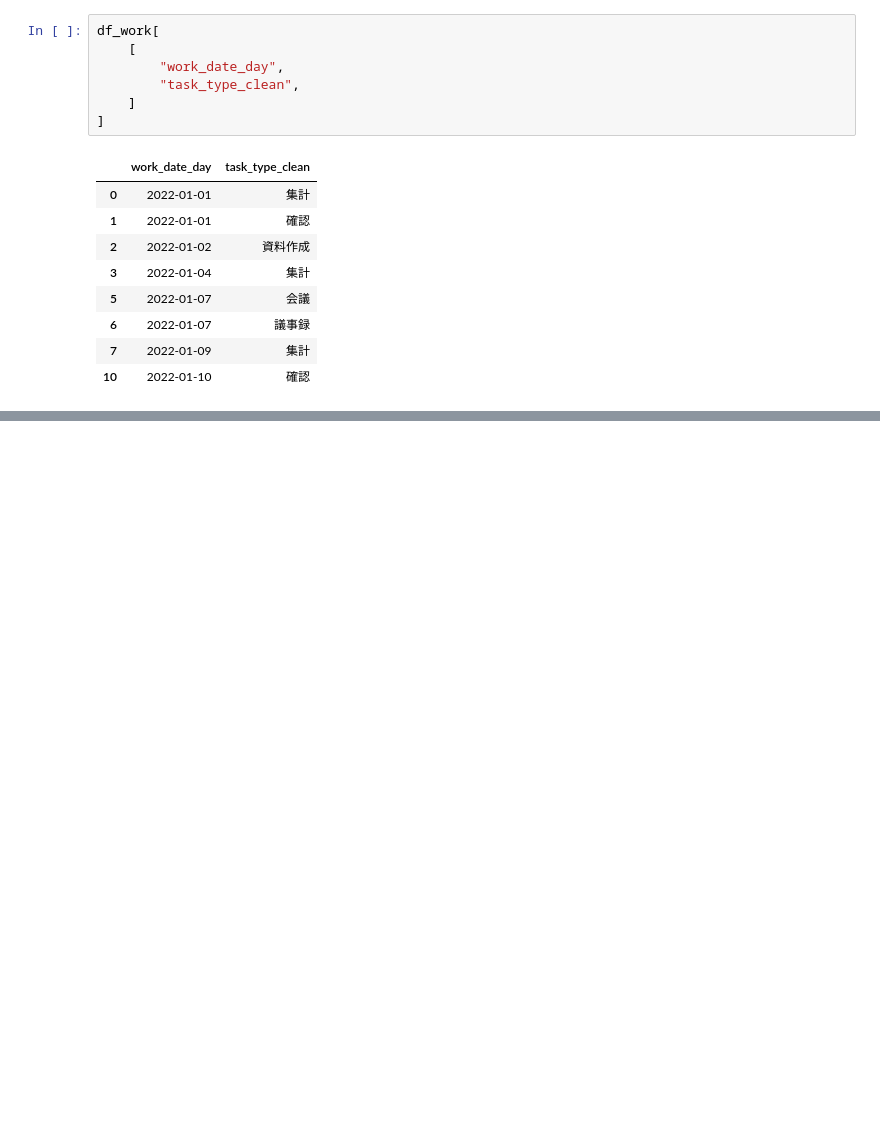
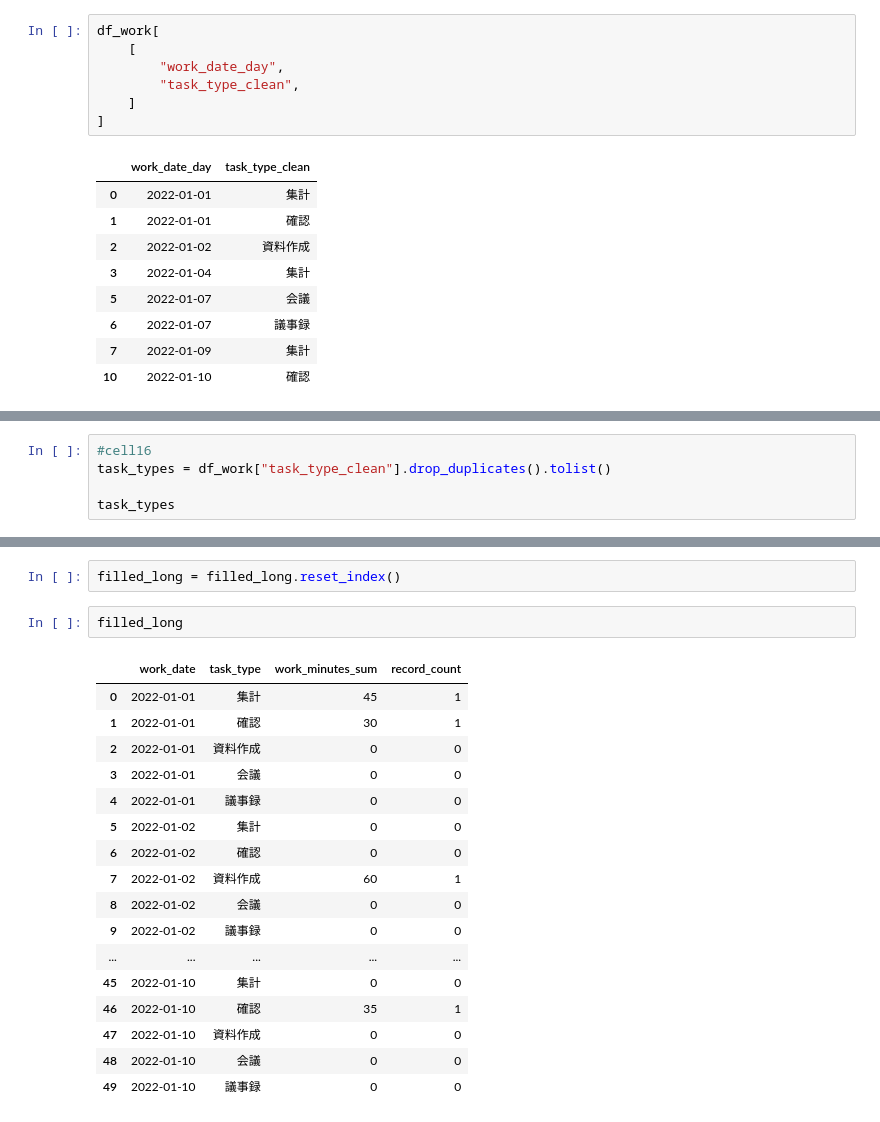
Before and after one commit to kjfarm1225/pyq_practice, a Jupyter notebook: 132_7_practical_daily_task_type_fill_question/132_7_practical_daily_task_type_fill_question.ipynb, the cells around one changed output, grey strips where cells are left out. Drawn from its saved outputs; the diff is of its cells as text; blank space fills up the shorter version.

```diff
--- a/132_7_practical_daily_task_type_fill_question/132_7_practical_daily_task_type_fill_question.ipynb
+++ b/132_7_practical_daily_task_type_fill_question/132_7_practical_daily_task_type_fill_question.ipynb
@@ -277,0 +305,5 @@ df_daily_task
+# %%
+#cell16
+task_types = df_work["task_type_clean"].drop_duplicates().tolist()
+
+task_types
@@ -277,0 +367,22 @@ df_daily_task
+# %%
+filled_long = filled_long.reset_index()
+# %%
+filled_long
+# %% [output]
+|  | work_date | task_type | work_minutes_sum | record_count |
+| 0 | 2022-01-01 | 集計 | 45 | 1 |
+| 1 | 2022-01-01 | 確認 | 30 | 1 |
+| 2 | 2022-01-01 | 資料作成 | 0 | 0 |
+| 3 | 2022-01-01 | 会議 | 0 | 0 |
+| 4 | 2022-01-01 | 議事録 | 0 | 0 |
+| 5 | 2022-01-02 | 集計 | 0 | 0 |
+| 6 | 2022-01-02 | 確認 | 0 | 0 |
+| 7 | 2022-01-02 | 資料作成 | 60 | 1 |
+| 8 | 2022-01-02 | 会議 | 0 | 0 |
+| 9 | 2022-01-02 | 議事録 | 0 | 0 |
+| ... | ... | ... | ... | ... |
+| 45 | 2022-01-10 | 集計 | 0 | 0 |
+| 46 | 2022-01-10 | 確認 | 35 | 1 |
+| 47 | 2022-01-10 | 資料作成 | 0 | 0 |
+| 48 | 2022-01-10 | 会議 | 0 | 0 |
+| 49 | 2022-01-10 | 議事録 | 0 | 0 |
```
Also changed, not shown: parts of 13 cells of this notebook.
